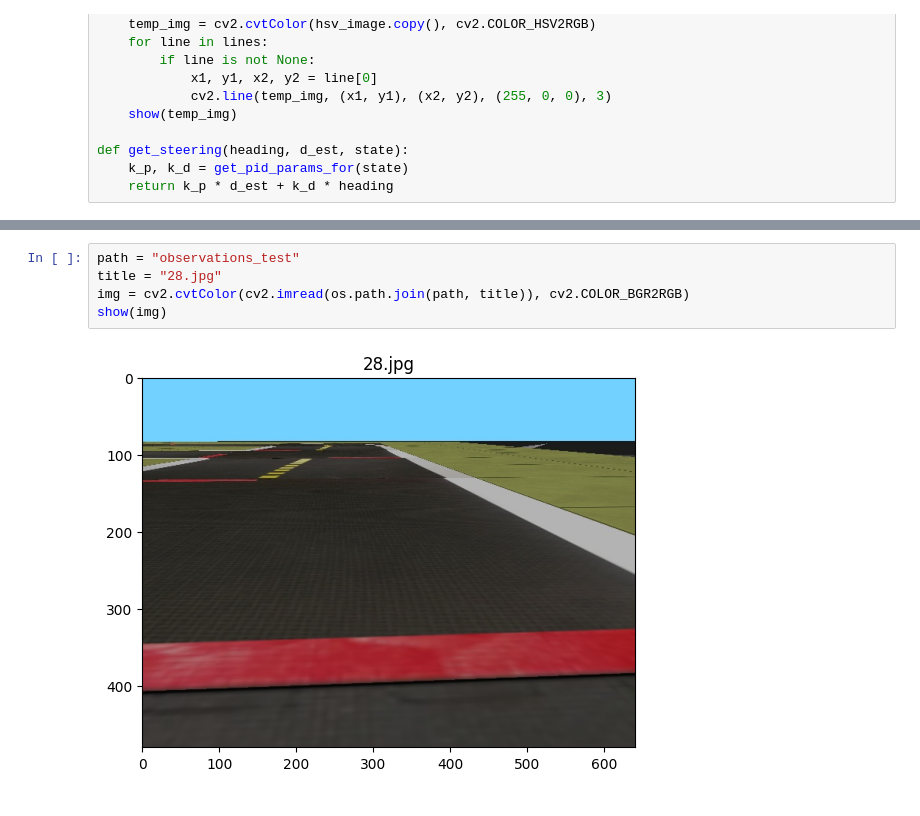
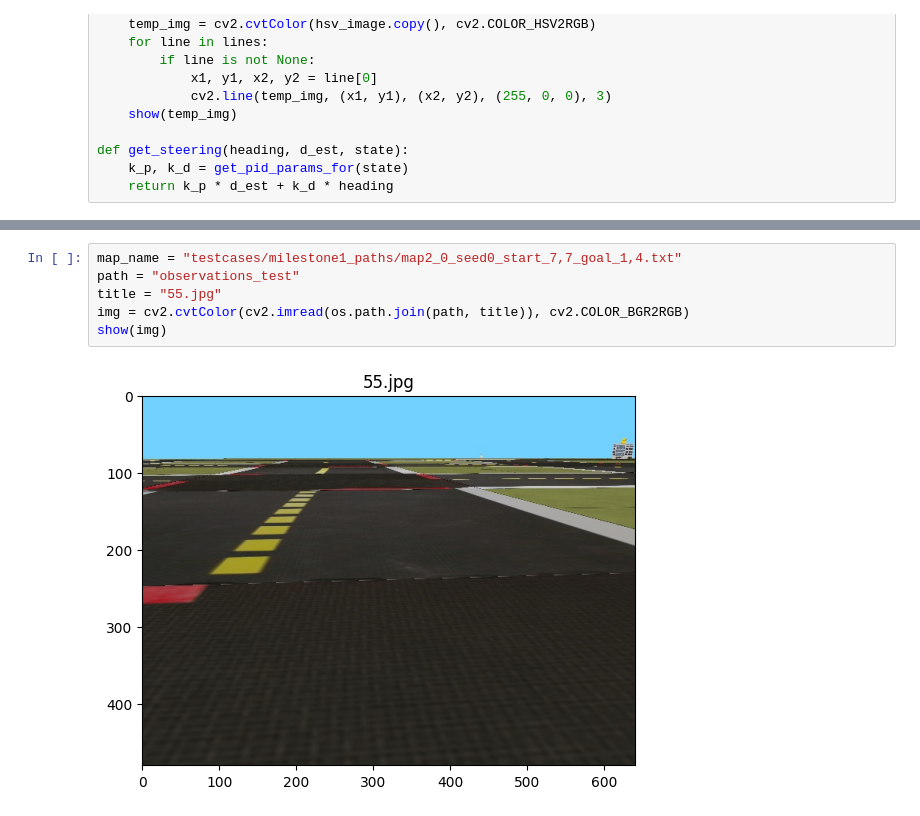
Before and after one commit to adrshsrvstv/CS4278-5478-Project-Materials, a Jupyter notebook: Lane Pose Estimation.ipynb, the cells around one changed output, grey strips where cells are left out. Cells and saved outputs as stored; diff of their text form.

```diff
--- a/Lane Pose Estimation.ipynb
+++ b/Lane Pose Estimation.ipynb
@@ -33,8 +41,9 @@ def get_steering(heading, d_est, state):
 # %%
+map_name = "testcases/milestone1_paths/map2_0_seed0_start_7,7_goal_1,4.txt"
 path = "observations_test"
-title = "28.jpg"
+title = "55.jpg"
 img = cv2.cvtColor(cv2.imread(os.path.join(path, title)), cv2.COLOR_BGR2RGB)
 show(img)
 # %% [output]
-[figure, old version]
+[figure, new version]
 # %%
```
Also changed, not shown: parts of 11 cells of this notebook, 2 other files.
